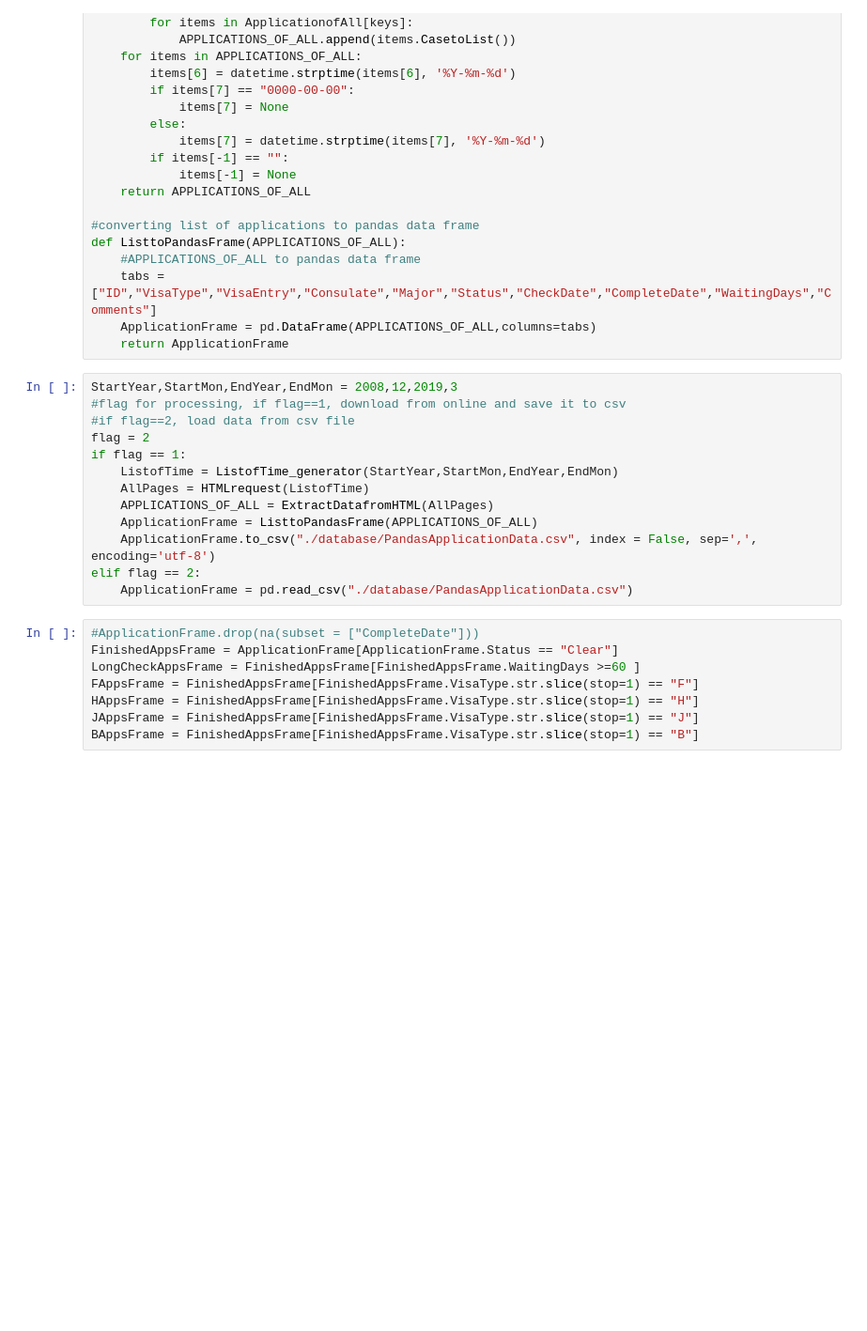
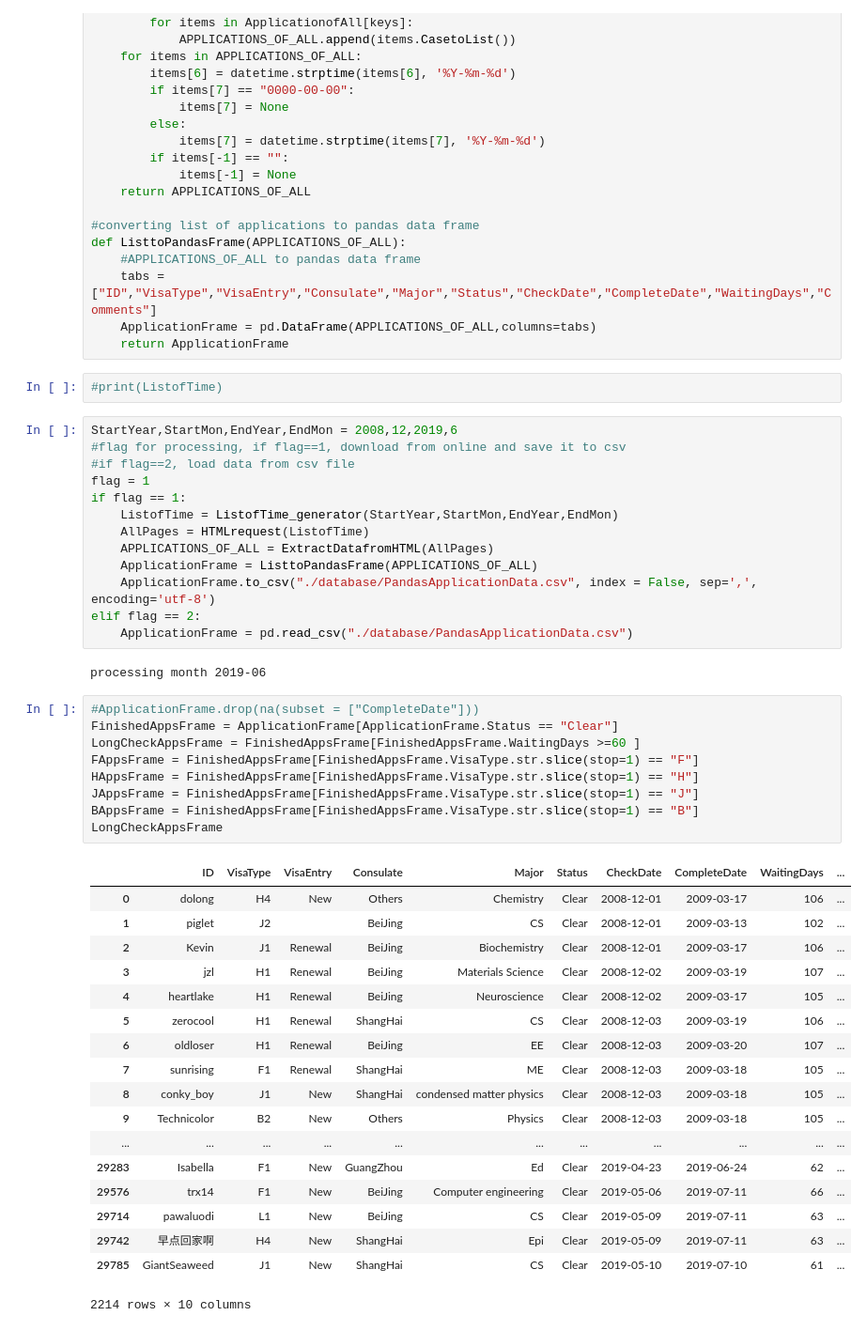
Before and after one commit to bwang40/CheckeeInfoCrawl, a Jupyter notebook: CheckeeCrawl_Pandas_optimize.ipynb, the cells around one changed output. Shown at 94% size. Saved outputs shown, nothing was run; the diff lists cells and outputs as text; blank space fills up the shorter version.

```diff
--- a/CheckeeCrawl_Pandas_optimize.ipynb
+++ b/CheckeeCrawl_Pandas_optimize.ipynb
@@ -160,11 +160,13 @@ def ListtoPandasFrame(APPLICATIONS_OF_ALL):
     tabs = ["ID","VisaType","VisaEntry","Consulate","Major","Status","CheckDate","CompleteDate","WaitingDays","Comments"]
     ApplicationFrame = pd.DataFrame(APPLICATIONS_OF_ALL,columns=tabs)
     return ApplicationFrame
+# %%
+#print(ListofTime)
 # %%
-StartYear,StartMon,EndYear,EndMon = 2008,12,2019,3
+StartYear,StartMon,EndYear,EndMon = 2008,12,2019,6
 #flag for processing, if flag==1, download from online and save it to csv
 #if flag==2, load data from csv file
-flag = 2
+flag = 1
 if flag == 1:
     ListofTime = ListofTime_generator(StartYear,StartMon,EndYear,EndMon)
     AllPages = HTMLrequest(ListofTime)
@@ -173,11 +175,33 @@ if flag == 1:
     ApplicationFrame.to_csv("./database/PandasApplicationData.csv", index = False, sep=',', encoding='utf-8')
 elif flag == 2:
     ApplicationFrame = pd.read_csv("./database/PandasApplicationData.csv")
+# %% [output]
+processing month 2019-06
 # %%
 #ApplicationFrame.drop(na(subset = ["CompleteDate"]))
 FinishedAppsFrame = ApplicationFrame[ApplicationFrame.Status == "Clear"]
 LongCheckAppsFrame = FinishedAppsFrame[FinishedAppsFrame.WaitingDays >=60 ]
 FAppsFrame = FinishedAppsFrame[FinishedAppsFrame.VisaType.str.slice(stop=1) == "F"]
 HAppsFrame = FinishedAppsFrame[FinishedAppsFrame.VisaType.str.slice(stop=1) == "H"]
 JAppsFrame = FinishedAppsFrame[FinishedAppsFrame.VisaType.str.slice(stop=1) == "J"]
 BAppsFrame = FinishedAppsFrame[FinishedAppsFrame.VisaType.str.slice(stop=1) == "B"]
+LongCheckAppsFrame
+# %% [output]
+|  | ID | VisaType | VisaEntry | Consulate | Major | Status | CheckDate | CompleteDate | WaitingDays | ... |
+| 0 | dolong | H4 | New | Others | Chemistry | Clear | 2008-12-01 | 2009-03-17 | 106 | ... |
+| 1 | piglet | J2 |  | BeiJing | CS | Clear | 2008-12-01 | 2009-03-13 | 102 | ... |
+| 2 | Kevin | J1 | Renewal | BeiJing | Biochemistry | Clear | 2008-12-01 | 2009-03-17 | 106 | ... |
+| 3 | jzl | H1 | Renewal | BeiJing | Materials Science | Clear | 2008-12-02 | 2009-03-19 | 107 | ... |
+| 4 | heartlake | H1 | Renewal | BeiJing | Neuroscience | Clear | 2008-12-02 | 2009-03-17 | 105 | ... |
+| 5 | zerocool | H1 | Renewal | ShangHai | CS | Clear | 2008-12-03 | 2009-03-19 | 106 | ... |
+| 6 | oldloser | H1 | Renewal | BeiJing | EE | Clear | 2008-12-03 | 2009-03-20 | 107 | ... |
+| 7 | sunrising | F1 | Renewal | ShangHai | ME | Clear | 2008-12-03 | 2009-03-18 | 105 | ... |
+| 8 | conky_boy | J1 | New | ShangHai | condensed matter physics | Clear | 2008-12-03 | 2009-03-18 | 105 | ... |
+| 9 | Technicolor | B2 | New | Others | Physics | Clear | 2008-12-03 | 2009-03-18 | 105 | ... |
+| ... | ... | ... | ... | ... | ... | ... | ... | ... | ... | ... |
+| 29283 | Isabella | F1 | New | GuangZhou | Ed | Clear | 2019-04-23 | 2019-06-24 | 62 | ... |
+| 29576 | trx14 | F1 | New | BeiJing | Computer engineering | Clear | 2019-05-06 | 2019-07-11 | 66 | ... |
+| 29714 | pawaluodi | L1 | New | BeiJing | CS | Clear | 2019-05-09 | 2019-07-11 | 63 | ... |
+| 29742 | 早点回家啊 | H4 | New | ShangHai | Epi | Clear | 2019-05-09 | 2019-07-11 | 63 | ... |
+| 29785 | GiantSeaweed | J1 | New | ShangHai | CS | Clear | 2019-05-10 | 2019-07-10 | 61 | ... |
+2214 rows × 10 columns
```
Also changed, not shown: parts of 6 cells of this notebook, 2 other files.
